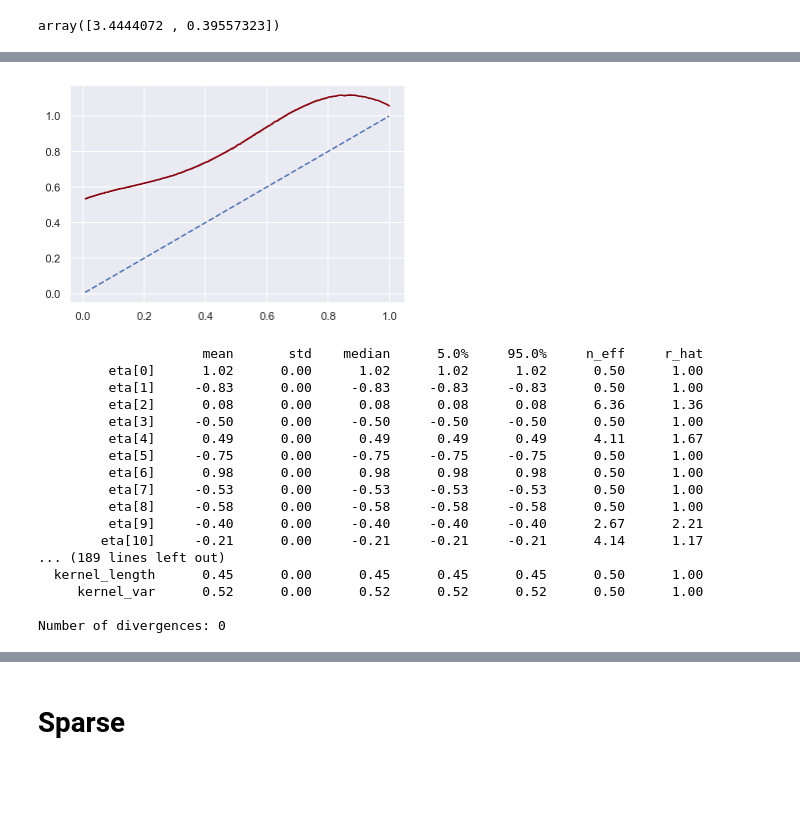
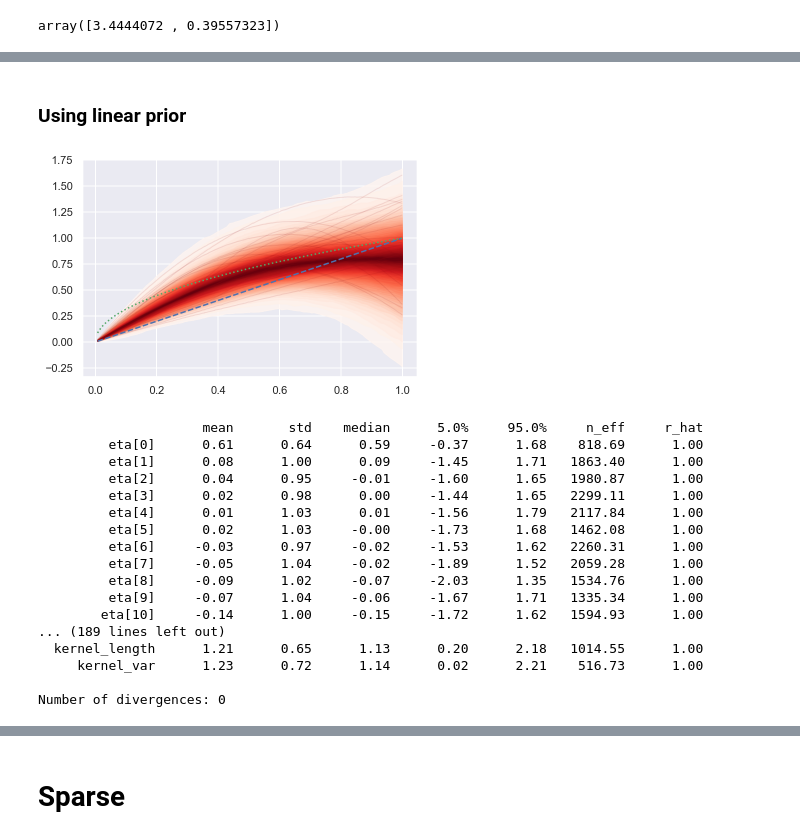
Before and after one commit to AurelienNioche/TransformedGP, a Jupyter notebook: model-discrepancy-using-numpyro.ipynb, the cells around one changed output, grey strips where cells are left out. Saved outputs shown, nothing was run; the diff lists cells and outputs as text; code cells hidden in the pictures; blank space fills up the shorter version.

```diff
--- a/model-discrepancy-using-numpyro.ipynb
+++ b/model-discrepancy-using-numpyro.ipynb
@@ -174,8 +174,10 @@ def run_inference_pymc3(data, u_model, theta_model, tau_model):
 
     with pm.Model() as model:
 
-        ρ = pm.InverseGamma('ρ', 2, 2)
-        η = pm.HalfCauchy('η', 5)
+        # ρ = pm.InverseGamma('ρ', 2, 2)
+        # η = pm.HalfCauchy('η', 5)
+        ρ = pm.Bound(pm.Normal, lower=0)('ρ', 1, 1)
+        η = pm.Bound(pm.Normal, lower=0)('η', 1, 1)
 
         M = pm.gp.mean.Constant(uX.flatten())
         K = factor *  η**2 * pm.gp.cov.ExpQuad(1, ρ)
@@ -191,5 +193,6 @@ def run_inference_pymc3(data, u_model, theta_model, tau_model):
 
     with model:
         # trace = pymc3.sampling_jax.sample_tfp_nuts(1000, tune=1000, chains=1, target_accept=0.90)
-        trace = pm.sample(1000, tune=1000, chains=1, return_inferencedata=True, target_accept=0.90)
+        trace = pm.sample(1000, tune=1000, chains=1,
+                          return_inferencedata=True, target_accept=0.90)
     return X, trace
@@ -293,13 +269,13 @@ def kernel(X, Xs, length):
     deltaX = jnp.power((X[:, None] - Xs) / length, 2.0)
     return jnp.exp(-0.5 * deltaX)
 # %%
-def model(X, y, p, M, factor, undo_sorted, tau_model, jitter=1e-06):
+def model(X, y, p, M, factor, undo_sorted, tau, jitter=1e-06):
 
     n_x = X.shape[0]
     n_y = y.shape[0]
 
-    var = numpyro.sample('kernel_var', dist.LogNormal(0., 1.))
-    length = numpyro.sample('kernel_length', dist.LogNormal(0., 1.))
+    var = numpyro.sample('kernel_var', dist.TruncatedNormal(low=0, loc=1., scale=1.))
+    length = numpyro.sample('kernel_length', dist.TruncatedNormal(low=0, loc=1., scale=1.))
 
     with numpyro.plate("-", n_x):
         eta = numpyro.sample('eta', dist.Normal(0, 1))
@@ -312,9 +288,9 @@ def model(X, y, p, M, factor, undo_sorted, tau_model, jitter=1e-06):
     est_eu = est_eu_sorted[undo_sorted]
 
     est_diff_eu = est_eu[n_y:] - est_eu[:n_y]
-    numpyro.sample("obs", dist.Bernoulli(logits=tau_model*est_diff_eu), obs=y)
+    numpyro.sample("obs", dist.Bernoulli(logits=tau*est_diff_eu), obs=y)
 # %%
-def run_inference(data, u_model, theta_model, tau_model, use_ratio=False):
+def run_inference(data, u, theta, tau, use_ratio=True):
 
     p0 = data.p0.values
     p1 = data.p1.values
@@ -331,15 +307,14 @@ def run_inference(data, u_model, theta_model, tau_model, use_ratio=False):
     undo_sorted = np.argsort(x_order)
 
     X = jnp.array(x_sorted)
-    uX = jnp.array(u_model(X, theta_model))
+    uX = jnp.array(u(X, theta))
     P = jnp.array(p_sorted)
     Y = jnp.array(y)
 
     M = uX
 
     if use_ratio:
-        uX_2D = uX.reshape(-1, 1)
-        factor = jnp.dot(uX_2D, uX_2D.T)
+        factor = uX * uX[:, None]
     else:
         factor = 1.
 
@@ -350,7 +325,8 @@ def run_inference(data, u_model, theta_model, tau_model, use_ratio=False):
                      adapt_mass_matrix=True,
                      dense_mass=False,),  # Default = 2
                 num_samples=1000, num_warmup=1000)
-    nuts.run(rng_key, X=X, y=Y, p=P, M=M, factor=factor, tau_model=tau_model, undo_sorted=undo_sorted)
+    nuts.run(rng_key, X=X, y=Y, p=P, M=M, factor=factor, tau=tau,
+             undo_sorted=undo_sorted)
     return X, nuts
 # %%
 u_data = u_pow
@@ -453,33 +442,36 @@ ax.plot(Xtest, u_model(Xtest, theta_model), ls='--');
+# %% [markdown]
+### Using linear prior
 # %%
 u_model = u_lin
 theta_model = None
 tau_model = 3.333
-X, nuts = run_inference(data=data, u_model=u_model, theta_model=theta_model, tau_model=tau_model)
+X, nuts = run_inference(data=data, u=u_model, theta=theta_model, tau=tau_model)
 # %%
 f_samples = nuts.get_samples()["f"]
 
 fig, ax = plt.subplots()
 plot_gp_dist(ax, f_samples, X)
 ax.plot(X, u_model(X, theta_model), ls='--');
+ax.plot(X, u_data(X, theta_data), ls=':', color='C2');
 # %% [output]
-[figure, old version]
+[figure, new version]
 # %%
 nuts.print_summary()
 # %% [output]
                      mean       std    median      5.0%     95.0%     n_eff     r_hat
-         eta[0]      1.02      0.00      1.02      1.02      1.02      0.50      1.00
-         eta[1]     -0.83      0.00     -0.83     -0.83     -0.83      0.50      1.00
-         eta[2]      0.08      0.00      0.08      0.08      0.08      6.36      1.36
-         eta[3]     -0.50      0.00     -0.50     -0.50     -0.50      0.50      1.00
-         eta[4]      0.49      0.00      0.49      0.49      0.49      4.11      1.67
-         eta[5]     -0.75      0.00     -0.75     -0.75     -0.75      0.50      1.00
-         eta[6]      0.98      0.00      0.98      0.98      0.98      0.50      1.00
-         eta[7]     -0.53      0.00     -0.53     -0.53     -0.53      0.50      1.00
-         eta[8]     -0.58      0.00     -0.58     -0.58     -0.58      0.50      1.00
-         eta[9]     -0.40      0.00     -0.40     -0.40     -0.40      2.67      2.21
-        eta[10]     -0.21      0.00     -0.21     -0.21     -0.21      4.14      1.17
+         eta[0]      0.61      0.64      0.59     -0.37      1.68    818.69      1.00
+         eta[1]      0.08      1.00      0.09     -1.45      1.71   1863.40      1.00
+         eta[2]      0.04      0.95     -0.01     -1.60      1.65   1980.87      1.00
+         eta[3]      0.02      0.98      0.00     -1.44      1.65   2299.11      1.00
+         eta[4]      0.01      1.03      0.01     -1.56      1.79   2117.84      1.00
+         eta[5]      0.02      1.03     -0.00     -1.73      1.68   1462.08      1.00
+         eta[6]     -0.03      0.97     -0.02     -1.53      1.62   2260.31      1.00
+         eta[7]     -0.05      1.04     -0.02     -1.89      1.52   2059.28      1.00
+         eta[8]     -0.09      1.02     -0.07     -2.03      1.35   1534.76      1.00
+         eta[9]     -0.07      1.04     -0.06     -1.67      1.71   1335.34      1.00
+        eta[10]     -0.14      1.00     -0.15     -1.72      1.62   1594.93      1.00
 ... (189 lines left out)
-  kernel_length      0.45      0.00      0.45      0.45      0.45      0.50      1.00
-     kernel_var      0.52      0.00      0.52      0.52      0.52      0.50      1.00
+  kernel_length      1.21      0.65      1.13      0.20      2.18   1014.55      1.00
+     kernel_var      1.23      0.72      1.14      0.02      2.21    516.73      1.00
 
 Number of divergences: 0
```
Also changed, not shown: parts of 40 cells of this notebook, 7 other files.
